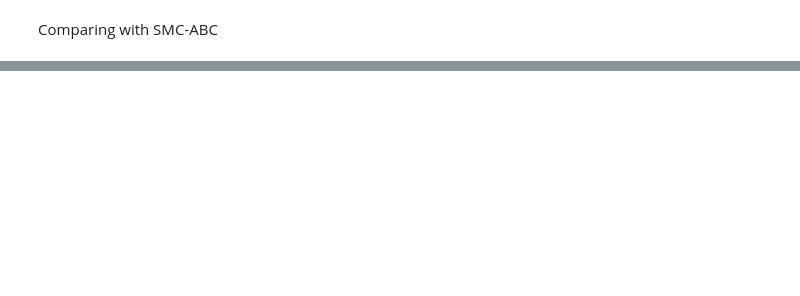
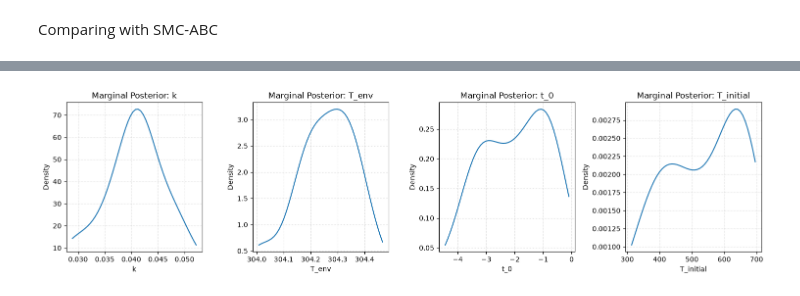
Before and after one commit to LucasWestfal/PFN_pewpew_analytics, a Jupyter notebook: ABC-camparison.ipynb, the cells around one changed output, grey strips where cells are left out. Saved outputs shown, nothing was run; the diff lists cells and outputs as text; code cells hidden in the pictures; blank space fills up the shorter version.

```diff
--- a/ABC-camparison.ipynb
+++ b/ABC-camparison.ipynb
@@ -170,0 +204,24 @@ ValueError: x and y must have same first dimension, but have shapes (27,) and (1
+# %%
+from pyabc.visualization import plot_kde_1d
+
+def plot_homoscedastic_marginals(history):
+    df_params, w = history.get_distribution(m=0, t=history.max_t)
+
+    params = ["k", "T_env", "t_0", "T_initial"]
+
+    # Create a 1x3 grid
+    fig, axes = plt.subplots(1, 4, figsize=(15, 4))
+
+    for i, param in enumerate(params):
+        plot_kde_1d(df_params, w, x=param, ax=axes[i])
+        axes[i].set_title(f"Marginal Posterior: {param}", fontsize=12)
+        axes[i].grid(True, linestyle=':', alpha=0.6)
+        axes[i].set_ylabel("Density")
+
+    plt.tight_layout()
+    plt.show()
+
+# Execute using your existing history object
+plot_homoscedastic_marginals(history)
+# %% [output]
+[figure, added]
```
Also changed, not shown: parts of 7 cells of this notebook.
